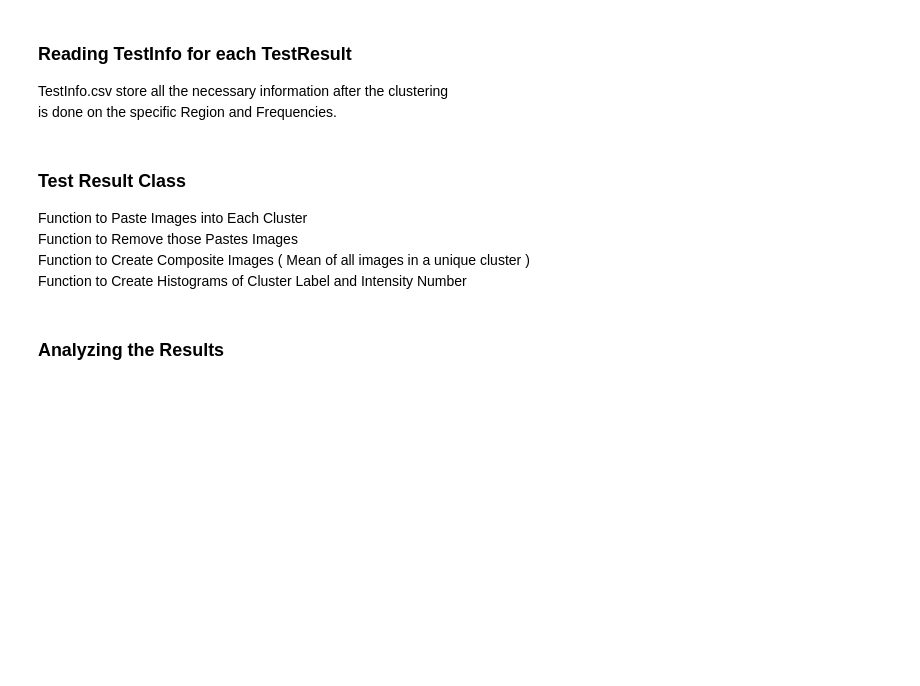
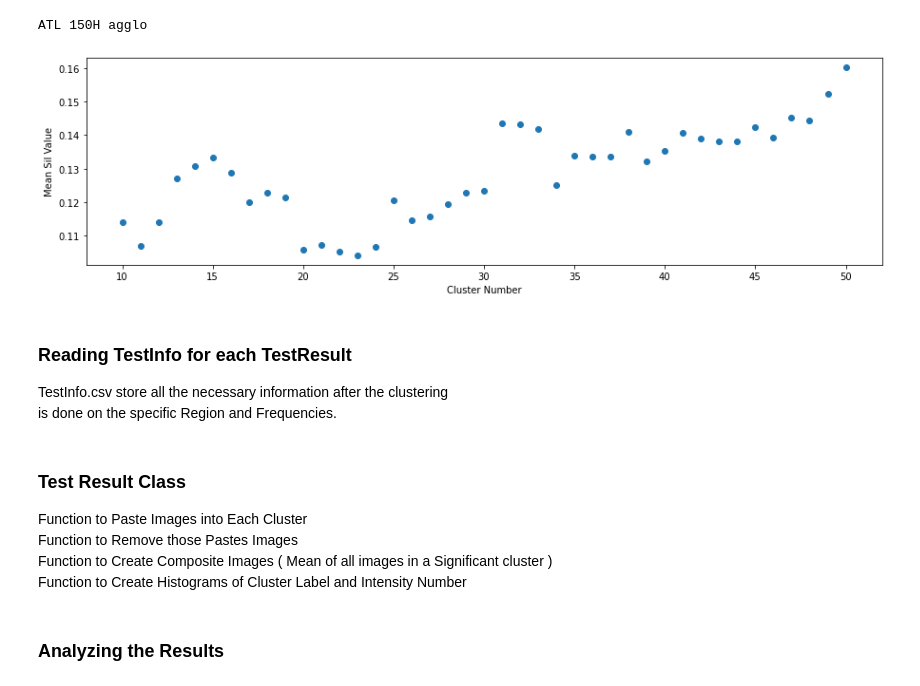
Before and after one commit to dhrumilshukla258/Thesis-Code, a Jupyter notebook: Examples/test_result.ipynb, the cells around one changed output. Drawn from its saved outputs; the diff is of its cells as text; code cells hidden in the pictures; blank space fills up the shorter version.

```diff
--- a/Examples/test_result.ipynb
+++ b/Examples/test_result.ipynb
@@ -7,3 +8,11 @@ import shutil
 import numpy as np
 import pandas as pd
 import matplotlib.pyplot as plt
+# %%
+imgFreq = {}
+#,'19V','19PCT','22V','37V','37H','37PCT','91H','91V','91PCT','150H','183_1H','183_3H','183_7H'
+#,'CPAC','EPAC','IO','SHEM','WPAC'
+#,'kmeans','fuzzykmeans'
+freqList = ['150H']
+regList = ['ATL']
+funList = ['agglo']
@@ -9,0 +62,27 @@ import matplotlib.pyplot as plt
+# %%
+#for reg in regList:
+#    for freq in freqList:
+reg = 'ATL'
+freq= '150H'
+fun = 'agglo'
+
+
+i=0
+for test,v1 in imgFreq[reg][freq][fun].items():
+    print(reg,freq,fun)
+    total_sil_mean = []
+    total_k = []
+    for cl_num,df in v1.items():
+        total_sil_mean.append(np.mean( df.SilhouetteVal ))
+        total_k.append(int(cl_num))
+
+    plt.figure(figsize=(15,4))
+    plt.ylabel("Mean Sil Value")
+    plt.xlabel("Cluster Number")
+    plt.scatter(total_k,total_sil_mean)
+    i+=1
+    break
+plt.save_fig("")
+# %% [output]
+ATL 150H agglo
+[figure, added]
@@ -32,5 +111,5 @@ for reg in regList:
 ### Test Result Class
 Function to Paste Images into Each Cluster<br />
 Function to Remove those Pastes Images<br />
-Function to Create Composite Images ( Mean of all images in a unique cluster )<br />
+Function to Create Composite Images ( Mean of all images in a Significant cluster )<br />
 Function to Create Histograms of Cluster Label and Intensity Number<br />
```
Also changed, not shown: parts of 28 cells of this notebook, 10 other files.
